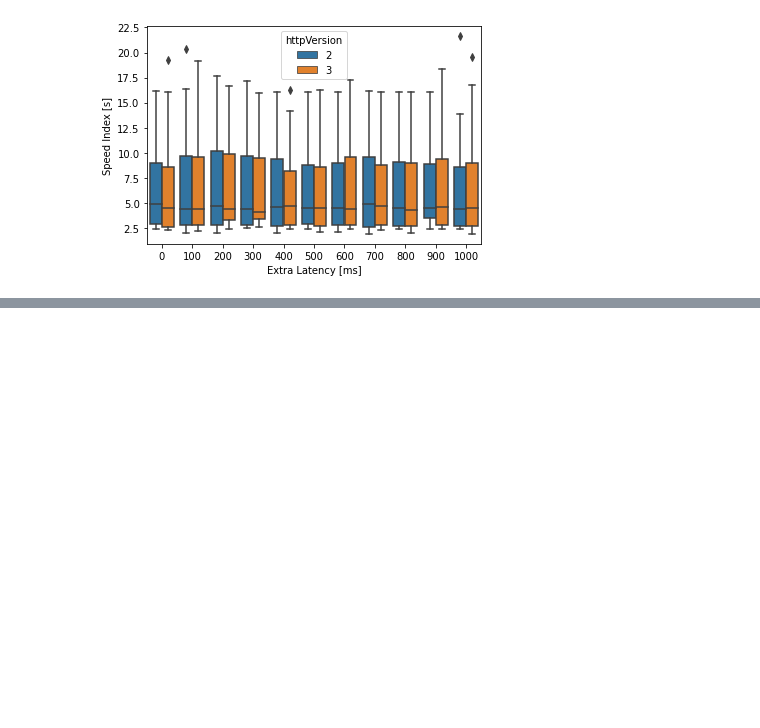
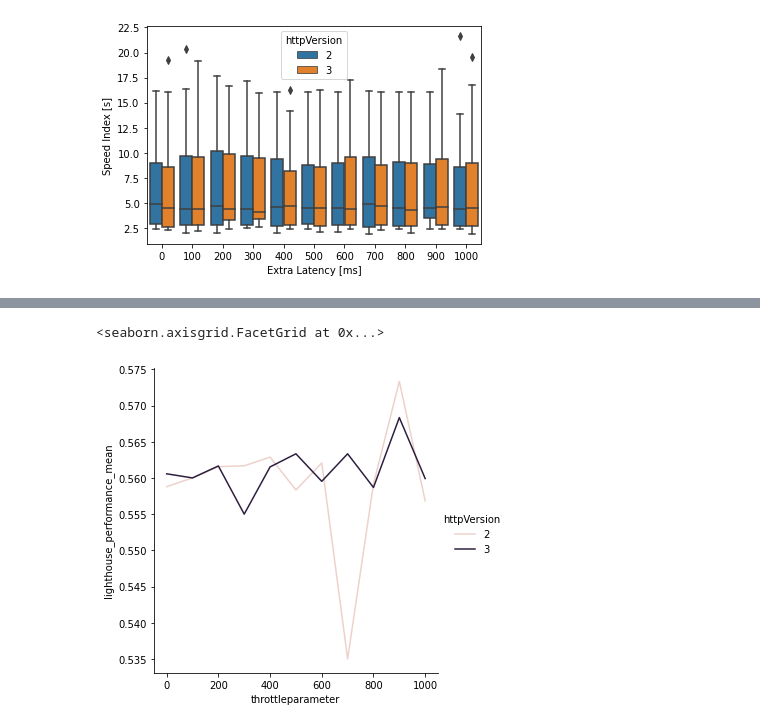
Before and after one commit to caramelmelmel/skrowten, a Jupyter notebook: dataAnalysis/delay_analysis.ipynb, the cells around one changed output, grey strips where cells are left out. Cells and saved outputs as stored; diff of their text form; code cells hidden in the pictures; blank space fills up the shorter version.

```diff
--- a/dataAnalysis/delay_analysis.ipynb
+++ b/dataAnalysis/delay_analysis.ipynb
@@ -68,0 +105,5 @@ Text(0, 0.5, 'Speed Index [s]')
+# %%
+sns.relplot(x='throttleparameter', y='lighthouse_performance_mean', hue='httpVersion', ci=None, data=delay_data, kind="line")
+# %% [output]
+<seaborn.axisgrid.FacetGrid at 0x...>
+[figure, added]
```
Also changed, not shown: parts of 9 cells of this notebook, 5 other files.
